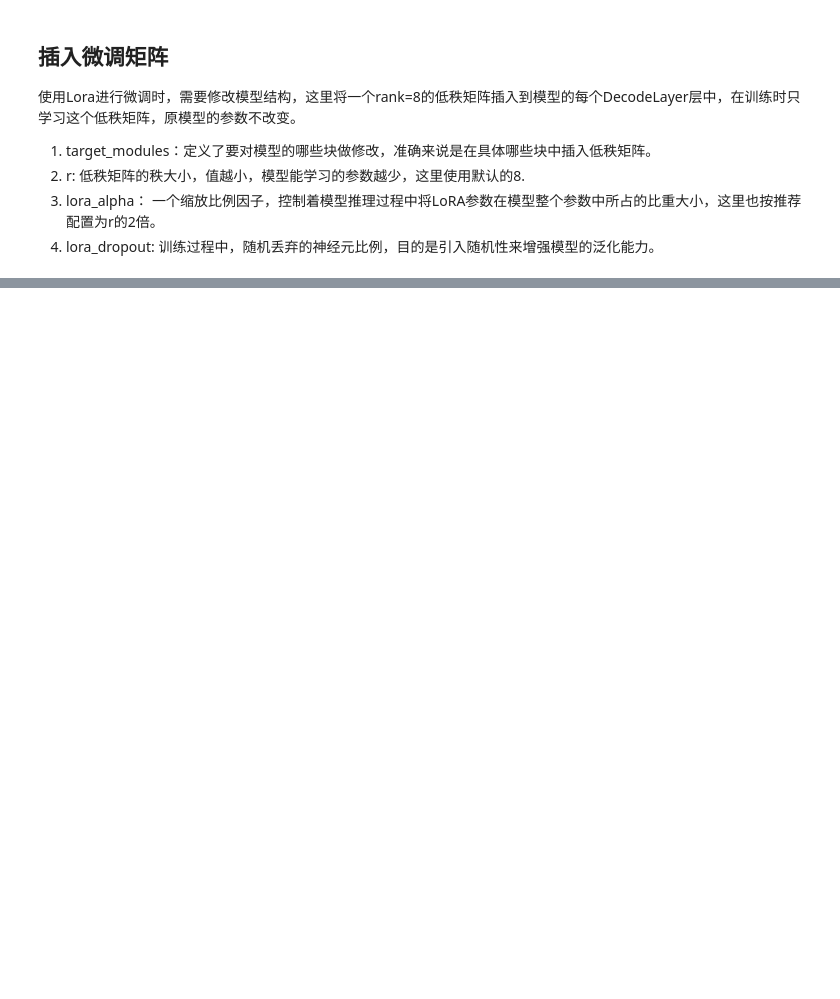
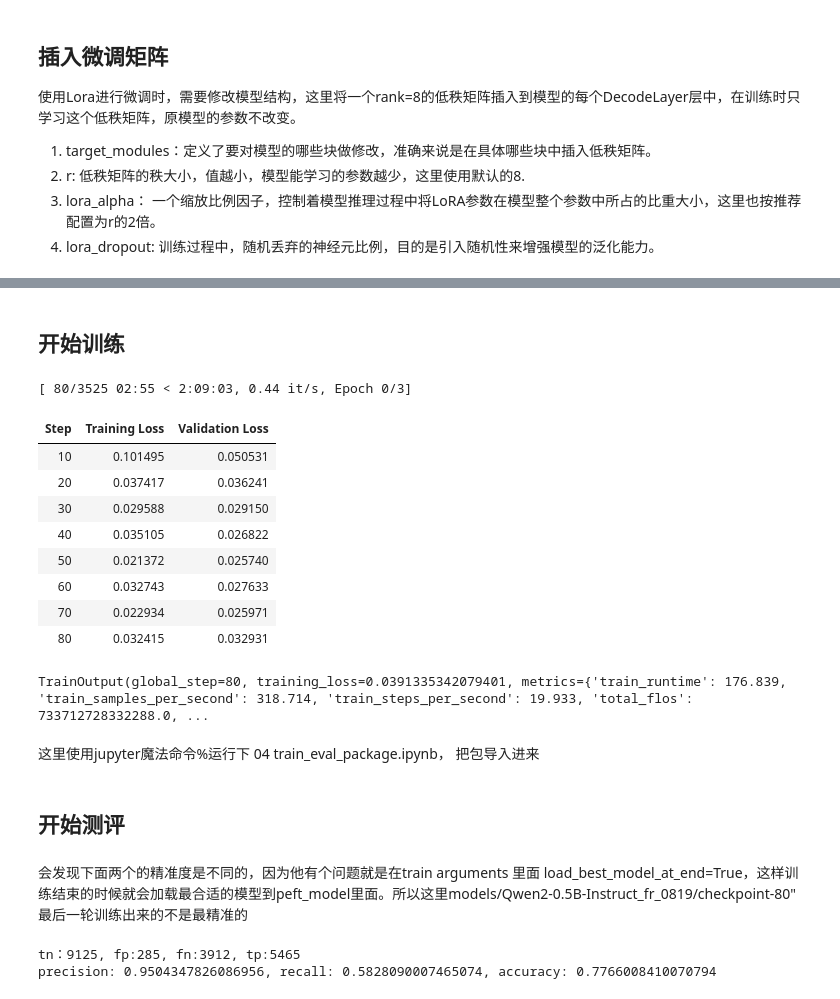
Before and after one commit to bbfss/StudyLLM, a Jupyter notebook: 11.Anti-Frad/05. Lora单卡训练.ipynb, the cells around one changed output, grey strips where cells are left out. Saved outputs shown, nothing was run; the diff lists cells and outputs as text; code cells hidden in the pictures; blank space fills up the shorter version.

```diff
--- a/11.Anti-Frad/05. Lora单卡训练.ipynb
+++ b/11.Anti-Frad/05. Lora单卡训练.ipynb
@@ -32,8 +32,8 @@ Downloading Model from https://www.modelscope.cn to directory: /root/autodl-tmp/
 def load_jsonl(path):
     with open(path, "r", encoding="utf-8") as file:
         data = [json.loads(line) for line in file]
-    return pd.DataFrame(data)
+    return data
 # %%
-tokenizer = AutoTokenizer.from_pretrained(model_path, use_fast=False, trust_remote_code=True)
+tokenizer = AutoTokenizer.from_pretrained(model_path, use_fast=False, padding_side="left", trust_remote_code=True)
 tokenizer
 # %% [output]
@@ -193,0 +241,16 @@ Compile with `TORCH_USE_CUDA_DSA` to enable device-side assertions.
+# %%
+def build_train_arguments(output_path):
+    return TrainingArguments(
+        output_dir=output_path,
+        per_device_train_batch_size=4,  # 每个设备（如每个GPU）的训练批次大小
+        gradient_accumulation_steps=4,  # 梯度累积的步骤数，相当于增大批次大小
+        logging_steps=10,
+        num_train_epochs=3,
+        eval_strategy="steps",
+        eval_steps=10, # 设置评估的步数，与保存步数一致
+        save_steps=10, # 为了快速演示，这里设置20，建议设置成100
+        learning_rate=1e-4,
+        save_on_each_node=True,
+        load_best_model_at_end=True, # 在训练结束时加载最佳模型
+        gradient_checkpointing=True  #  启用梯度检查点以节省内存
+    )
@@ -193,0 +265,29 @@ Compile with `TORCH_USE_CUDA_DSA` to enable device-side assertions.
+# %%
+def build_trainer(model, tokenizer, args, train_dataset, eval_dataset):
+    return Trainer(
+        model=model,
+        args=args,
+        train_dataset=train_dataset,
+        eval_dataset=eval_dataset,
+        data_collator=DataCollatorForSeq2Seq(tokenizer=tokenizer, padding=True),
+        callbacks=[EarlyStoppingCallback(early_stopping_patience=3)],  # 早停回调
+    )
+# %% [markdown]
+## 开始训练
+# %%
+trainer = build_trainer(peft_model, tokenizer, build_train_arguments(output_path), train_dataset, eval_dataset)
+trainer.train()
+# %% [output]
+[ 80/3525 02:55 < 2:09:03, 0.44 it/s, Epoch 0/3]
+| Step | Training Loss | Validation Loss |
+| 10 | 0.101495 | 0.050531 |
+| 20 | 0.037417 | 0.036241 |
+| 30 | 0.029588 | 0.029150 |
+| 40 | 0.035105 | 0.026822 |
+| 50 | 0.021372 | 0.025740 |
+| 60 | 0.032743 | 0.027633 |
+| 70 | 0.022934 | 0.025971 |
+| 80 | 0.032415 | 0.032931 |
+TrainOutput(global_step=80, training_loss=0.0391335342079401, metrics={'train_runtime': 176.839, 'train_samples_per_second': 318.714, 'train_steps_per_second': 19.933, 'total_flos': 733712728332288.0, ...
+# %% [markdown]
+这里使用jupyter魔法命令%运行下 04 train_eval_package.ipynb， 把包导入进来
@@ -193,0 +296,10 @@ Compile with `TORCH_USE_CUDA_DSA` to enable device-side assertions.
+# %% [markdown]
+## 开始测评
+# %% [markdown]
+会发现下面两个的精准度是不同的，因为他有个问题就是在train arguments 里面 load_best_model_at_end=True，这样训练结束的时候就会加载最合适的模型到peft_model里面。所以这里models/Qwen2-0.5B-Instruct_fr_0819/checkpoint-80" 最后一轮训练出来的不是最精准的
+# %%
+testdata_path = "../datasets/11/train_test/train0819.jsonl"
+evaluate_with_model(peft_model, tokenizer, testdata_path, device, debug=True)
+# %% [output]
+tn：9125, fp:285, fn:3912, tp:5465
+precision: 0.9504347826086956, recall: 0.5828090007465074, accuracy: 0.7766008410070794
```
Also changed, not shown: parts of 14 cells of this notebook, 1 other file.
